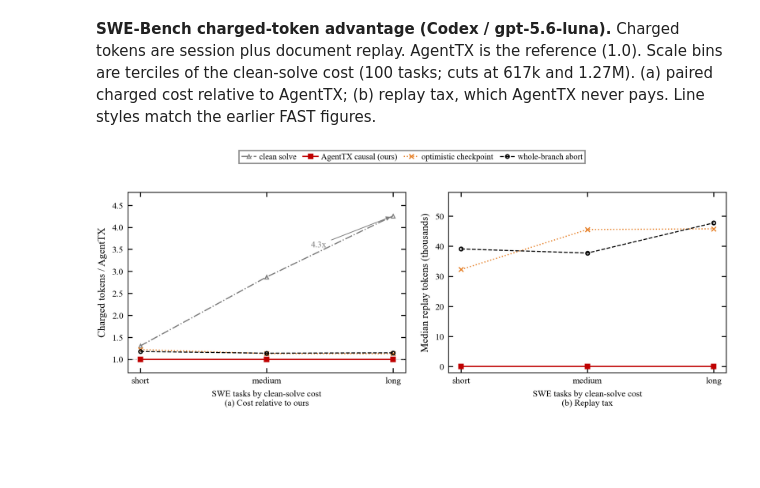
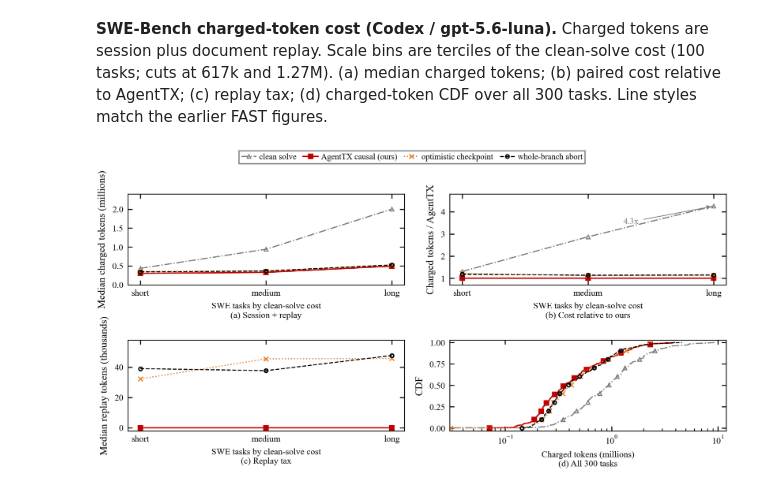
Before and after one commit to Bigsmart408/agenttx, a Jupyter notebook: motivation/plot_swe_tokens.ipynb, the cells around one changed output. Drawn from its saved outputs; the diff is of its cells as text; code cells hidden in the pictures; blank space fills up the shorter version.

Commit message:
Restore SWE token panels while keeping the AgentTX-relative view.

```diff
--- a/motivation/plot_swe_tokens.ipynb
+++ b/motivation/plot_swe_tokens.ipynb
@@ -1,9 +1,9 @@
 # %% [markdown]
-**SWE-Bench charged-token advantage (Codex / gpt-5.6-luna).** Charged
-tokens are session plus document replay. AgentTX is the reference
-(1.0). Scale bins are terciles of the clean-solve cost (100 tasks;
-cuts at 617k and 1.27M). (a) paired charged cost relative to AgentTX;
-(b) replay tax, which AgentTX never pays. Line styles match the
+**SWE-Bench charged-token cost (Codex / gpt-5.6-luna).** Charged tokens
+are session plus document replay. Scale bins are terciles of the
+clean-solve cost (100 tasks; cuts at 617k and 1.27M). (a) median
+charged tokens; (b) paired cost relative to AgentTX; (c) replay tax;
+(d) charged-token CDF over all 300 tasks. Line styles match the
 earlier FAST figures.
 # %%
 # ipython -c "%run plot_swe_tokens.ipynb"
@@ -11,6 +11,7 @@ earlier FAST figures.
 # red solid squares = ours. Token y-values are charged = session + replay.
 import matplotlib
 import matplotlib.pyplot as plt
+from matplotlib.ticker import LogLocator
 import numpy as np
 import pandas as pd
 from pathlib import Path
@@ -105,10 +106,28 @@ SCALE_LABELS = ["short", "medium", "long"]
 sx = np.arange(len(SCALE_LABELS))
 causal = wide["causal"].replace(0, np.nan)
 
-fig = plt.figure(dpi=300, figsize=(cm_to_inch(STANDARD_WIDTH), cm_to_inch(7.0)))
+def ecdf(values):
+    values = np.asarray(values, dtype=float)
+    values = values[values > 0]
+    x = np.sort(values)
+    y = np.arange(1, x.size + 1) / x.size
+    return x, y
+
+
+fig = plt.figure(dpi=300, figsize=(cm_to_inch(STANDARD_WIDTH), cm_to_inch(8.8)))
 handles = []
 
-ax = plt.subplot(1, 2, 1)
+ax = plt.subplot(2, 2, 1)
+for mode in MODES:
+    ys = [wide.loc[wide["scale"] == scale, mode].median() / 1e6 for scale in SCALE_LABELS]
+    handle, = ax.plot(sx, ys, **STYLES[mode], label=LABELS[mode])
+    handles.append(handle)
+ax.set_xticks(sx, SCALE_LABELS)
+ax.set_ylim(0, 2.4)
+ax.set_ylabel("Median charged tokens (millions)", fontsize=8)
+ax.set_xlabel("SWE tasks by clean-solve cost\n(a) Session + replay", fontsize=7)
+
+ax = plt.subplot(2, 2, 2)
 ax.axhline(1.0, color="0.55", linewidth=0.5, linestyle=":")
 for mode in MODES:
     if mode == "causal":
@@ -118,12 +137,11 @@ for mode in MODES:
             (wide.loc[wide["scale"] == scale, mode] / causal[wide["scale"] == scale]).median()
             for scale in SCALE_LABELS
         ]
-    handle, = ax.plot(sx, ys, **STYLES[mode], label=LABELS[mode])
-    handles.append(handle)
+    ax.plot(sx, ys, **STYLES[mode])
 ax.annotate(
     "4.3x",
     xy=(2, (wide.loc[wide["scale"] == "long", "no_fault"] / causal[wide["scale"] == "long"]).median()),
-    xytext=(1.35, 3.55),
+    xytext=(1.28, 3.45),
     fontsize=7,
     color="#7f7f7f",
     arrowprops=dict(arrowstyle="-|>", color="#7f7f7f", lw=0.6),
@@ -131,16 +149,27 @@ ax.annotate(
 ax.set_xticks(sx, SCALE_LABELS)
 ax.set_ylim(0.7, 4.8)
 ax.set_ylabel("Charged tokens / AgentTX", fontsize=8)
-ax.set_xlabel("SWE tasks by clean-solve cost\n(a) Cost relative to ours", fontsize=7)
+ax.set_xlabel("SWE tasks by clean-solve cost\n(b) Cost relative to ours", fontsize=7)
 
-ax = plt.subplot(1, 2, 2)
+ax = plt.subplot(2, 2, 3)
 for mode in ("causal", "temporal_checkpoint", "whole_branch_abort"):
     ys = [replay.loc[wide["scale"] == scale, mode].median() / 1e3 for scale in SCALE_LABELS]
     ax.plot(sx, ys, **STYLES[mode])
 ax.set_xticks(sx, SCALE_LABELS)
 ax.set_ylim(-2, 58)
 ax.set_ylabel("Median replay tokens (thousands)", fontsize=8)
-ax.set_xlabel("SWE tasks by clean-solve cost\n(b) Replay tax", fontsize=7)
+ax.set_xlabel("SWE tasks by clean-solve cost\n(c) Replay tax", fontsize=7)
+
+ax = plt.subplot(2, 2, 4)
+for mode in MODES:
+    x, y = ecdf(df.loc[df["mode"] == mode, "charged"].to_numpy(dtype=float) / 1e6)
+    ax.plot(x, y, markevery=max(len(x) // 10, 1), **STYLES[mode])
+ax.set_xscale("log")
+ax.set_xlim(0.03, 12)
+ax.xaxis.set_major_locator(LogLocator(base=10, numticks=5))
+ax.set_ylim(-0.03, 1.03)
+ax.set_ylabel("CDF", fontsize=8)
+ax.set_xlabel("Charged tokens (millions)\n(d) All 300 tasks", fontsize=7)
 
 for axis in fig.axes:
     axis.tick_params(axis="both", labelsize=7, direction="in", top=True, right=True)
@@ -148,7 +177,7 @@ for axis in fig.axes:
 fig.legend(
     handles=handles,
     loc="upper center",
-    bbox_to_anchor=(0.5, 1.06),
+    bbox_to_anchor=(0.5, 1.035),
     ncol=4,
     fontsize=6.5,
     columnspacing=0.8,
@@ -156,32 +185,34 @@ fig.legend(
     handletextpad=0.35,
     borderpad=0.3,
 )
-plt.tight_layout(pad=0.6, w_pad=1.2, rect=[0.0, 0.0, 1.0, 0.91])
+plt.tight_layout(pad=0.6, h_pad=1.6, w_pad=1.2, rect=[0.0, 0.0, 1.0, 0.91])
 for dest in (FIGDIR, PAPER):
     fig.savefig(dest / "FIG-SWE-Tokens.pdf", bbox_inches="tight", pad_inches=0.02)
     fig.savefig(dest / "FIG-SWE-Token-Tasks.png", dpi=300, bbox_inches="tight", pad_inches=0.02)
 if matplotlib.get_backend().lower() != "agg":
     plt.show()
 
 print(f"loaded {CSV}")
 print("charged = session + replay")
 for mode in MODES:
     rows = df[df["mode"] == mode]
     print(
         f"{LABELS[mode]:24s}: charged_p50={rows['charged'].median()/1e3:7.1f}k  "
         f"session_p50={rows['total_tokens'].median()/1e3:7.1f}k  "
         f"replay_p50={rows['doc_replay_tokens'].median()/1e3:6.1f}k  "
         f"replay_mean={rows['doc_replay_tokens'].mean()/1e3:6.1f}k"
     )
+print("charged median by scale (millions):")
+print((wide.groupby("scale", observed=False)[MODES].median() / 1e6).round(3).to_string())
 print("charged / AgentTX by scale:")
 for mode in MODES:
     if mode == "causal":
         print(f"{LABELS[mode]:24s}: 1.000  1.000  1.000")
         continue
     rel = [
         (wide.loc[wide["scale"] == scale, mode] / causal[wide["scale"] == scale]).median()
         for scale in SCALE_LABELS
     ]
     print(f"{LABELS[mode]:24s}: " + "  ".join(f"{v:.3f}" for v in rel))
 # %% [output]
-[figure, old version]
+[figure, new version]
```
Also changed, not shown: 4 other files.
